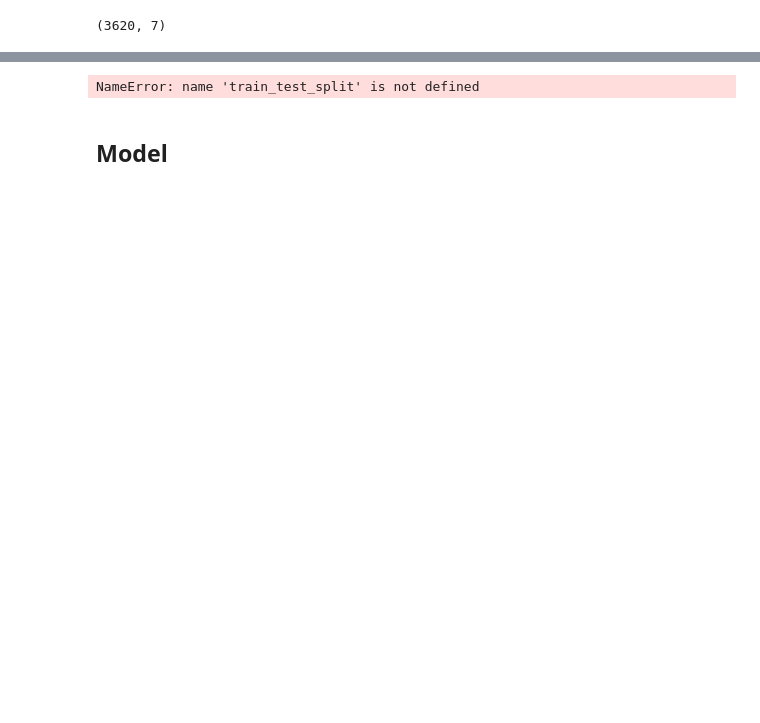
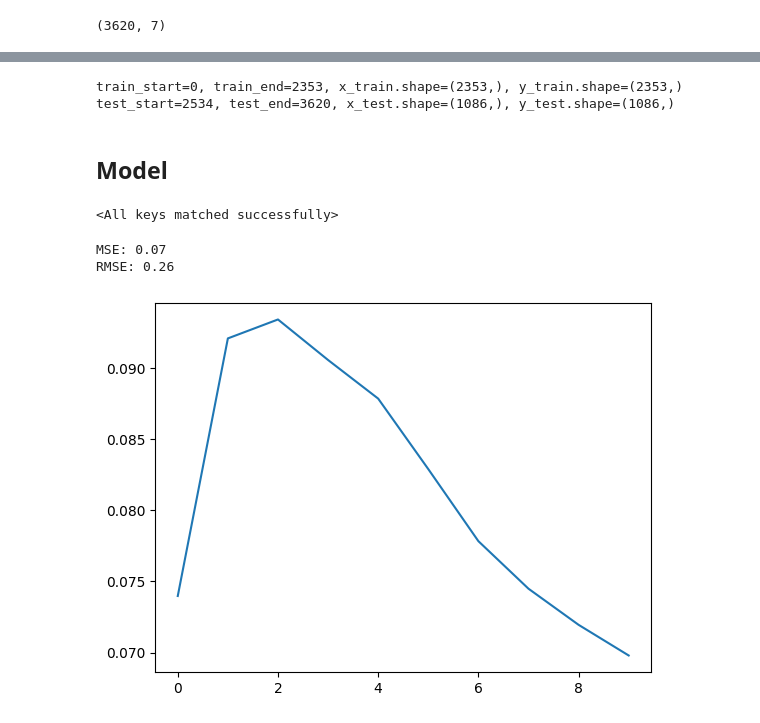
Before and after one commit to intabyu/interview-at, a Jupyter notebook: notebooks/pytorch.ipynb, the cells around one changed output, grey strips where cells are left out. Cells and saved outputs as stored; diff of their text form; code cells hidden in the pictures; blank space fills up the shorter version.

```diff
--- a/notebooks/pytorch.ipynb
+++ b/notebooks/pytorch.ipynb
@@ -151,15 +111,26 @@ Y_train.shape
+# %%
+# train, tests splits
+train_start = 0
+train_end = int(len(df_) * train_pct)
+test_start = train_end + int(offset_pct * len(df_))
+test_end = len(df_)
+
+x_train = df_[train_start:train_end]["x"].values
+y_train = df_[train_start:train_end]["close"].values
+x_test = df_[test_start:test_end]["x"].values
+y_test = df_[test_start:test_end]["close"].values
+
+print(f"{train_start=}, {train_end=}, {x_train.shape=}, {y_train.shape=}")
+print(f"{test_start=}, {test_end=}, {x_test.shape=}, {y_test.shape=}")
+# %% [output]
+train_start=0, train_end=2353, x_train.shape=(2353,), y_train.shape=(2353,)
+test_start=2534, test_end=3620, x_test.shape=(1086,), y_test.shape=(1086,)
 # %%
-# train, tests splits
+x_train = torch.tensor(np.vstack(x_train).astype(np.float32), dtype=torch.float32)
+y_train = torch.tensor(y_train, dtype=torch.float32)
 
-
-
-X_train, X_test, y_train, y_test = train_test_split(X, y, train_size=0.7, shuffle=True)
-X_train = torch.tensor(X_train, dtype=torch.float32)
-y_train = torch.tensor(y_train, dtype=torch.float32).reshape(-1, 1)
-X_test = torch.tensor(X_test, dtype=torch.float32)
-y_test = torch.tensor(y_test, dtype=torch.float32).reshape(-1, 1)
+x_test = torch.tensor(np.vstack(x_test).astype(np.float32), dtype=torch.float32)
+y_test = torch.tensor(y_test, dtype=torch.float32)
-# %% [output]
-NameError: name 'train_test_split' is not defined
 # %% [markdown]
 ## Model
 # %%
@@ -187,7 +158,7 @@ optimizer = optim.Adam(model.parameters(), lr=0.0001)
 # training parameters
 n_epochs = 10  # number of epochs to run
 batch_size = 10  # size of each batch
-batch_start = torch.arange(0, len(X_train), batch_size)
+batch_start = torch.arange(0, len(x_train), batch_size)
 
 # Hold the best model
 best_mse = np.inf  # init to infinity
@@ -201,10 +172,10 @@ for epoch in range(n_epochs):
         bar.set_description(f"Epoch {epoch}")
         for start in bar:
             # take a batch
-            X_batch = X_train[start : start + batch_size]
+            x_batch = x_train[start : start + batch_size]
             y_batch = y_train[start : start + batch_size]
             # forward pass
-            y_pred = model(X_batch)
+            y_pred = model(x_batch)
             loss = loss_fn(y_pred, y_batch)
             # backward pass
             optimizer.zero_grad()
@@ -215,7 +186,7 @@ for epoch in range(n_epochs):
             bar.set_postfix(mse=float(loss))
     # evaluate accuracy at end of each epoch
     model.eval()
-    y_pred = model(X_test)
+    y_pred = model(x_test)
     mse = loss_fn(y_pred, y_test)
     mse = float(mse)
     history.append(mse)
@@ -225,3 +196,18 @@ for epoch in range(n_epochs):
 
 # restore model and return best accuracy
 model.load_state_dict(best_weights)
+# %% [output]
+<All keys matched successfully>
+# %%
+print("MSE: %.2f" % best_mse)
+print("RMSE: %.2f" % np.sqrt(best_mse))
+# %% [output]
+MSE: 0.07
+RMSE: 0.26
+# %%
+import matplotlib.pyplot as plt
+
+plt.plot(history)
+plt.show()
+# %% [output]
+[figure, added]
```
Also changed, not shown: parts of 7 cells of this notebook.
